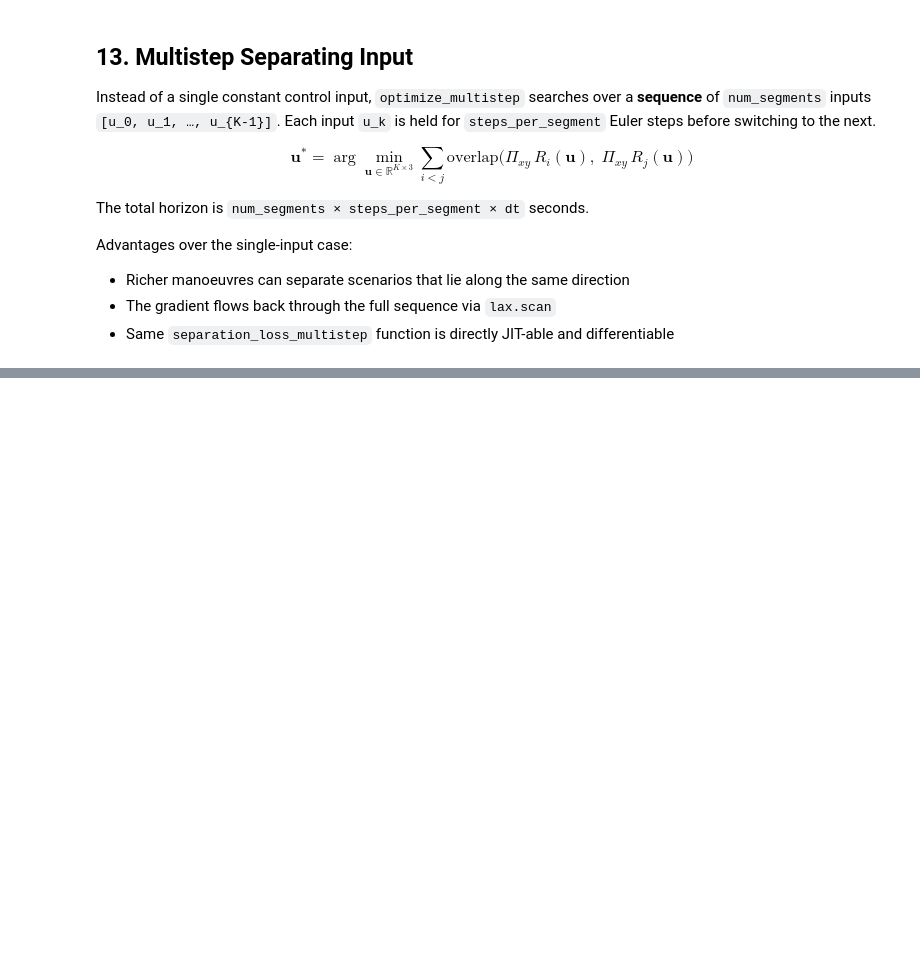
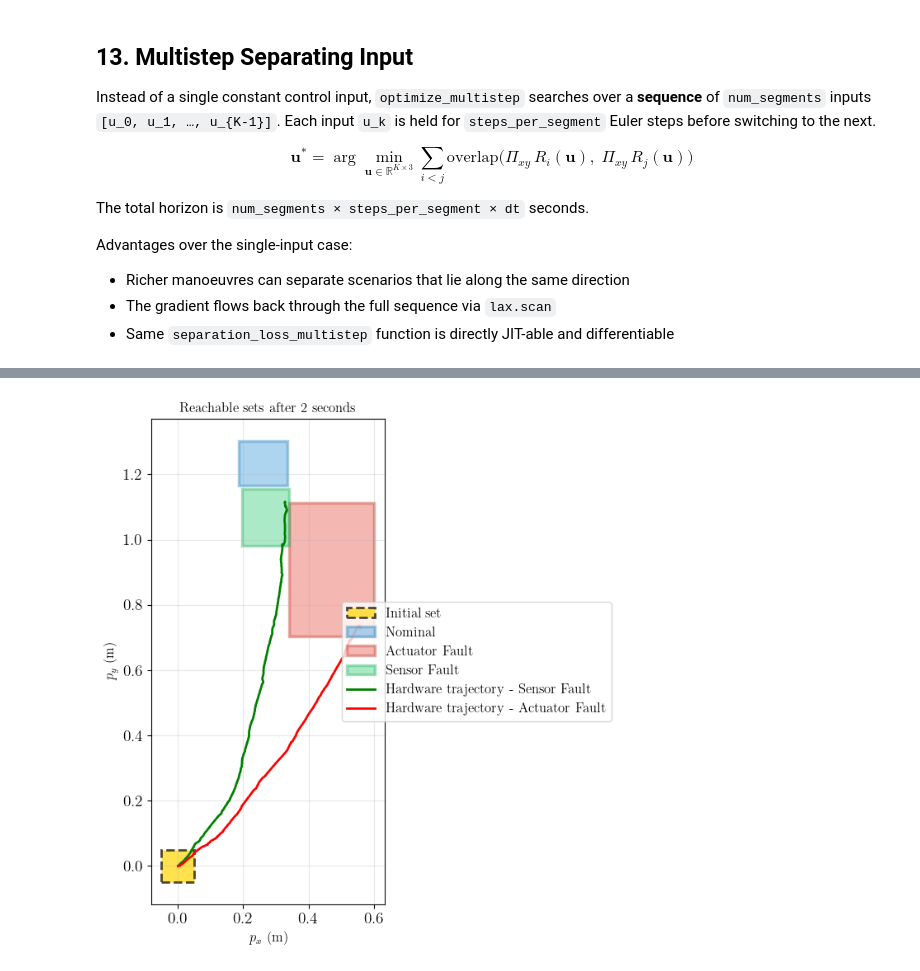
Before and after one commit to swershrimpy/nhholyap, a Jupyter notebook: examples/go2/go2_separating_input_immrax_demo_fixed.ipynb, the cells around one changed output, grey strips where cells are left out. Saved outputs shown, nothing was run; the diff lists cells and outputs as text; code cells hidden in the pictures; blank space fills up the shorter version.

```diff
--- a/examples/go2/go2_separating_input_immrax_demo_fixed.ipynb
+++ b/examples/go2/go2_separating_input_immrax_demo_fixed.ipynb
@@ -806 +818,58 @@ print("✓ Saved go2_separating_input_multistep.pdf")
 ✓ Saved go2_separating_input_multistep.pdf
+# %%
+plt.rcParams.update({
+    "font.size": 14,
+    "font.family": "serif",
+    "font.serif": ["cmr10"],
+    "mathtext.fontset": "cm",
+    "text.usetex": True,
+    "pdf.fonttype": 42, # embed fonts in PDF
+    "ps.fonttype": 42,
+})
+# %%
+# 13.2 Load a CSV trajectory and overlay on the multistep reachable sets
+csv_path_af = '/home/user/output_feedback/nhholyap/examples/go2/dataset/separating_controller_logs/odom_2026-02-27_20-21-08.csv'
+csv_path_sf = '/home/user/output_feedback/nhholyap/examples/go2/dataset/separating_controller_logs/odom_2026-02-27_12-55-02-nominal.csv'
+import pandas as pd
+traj_sf = pd.read_csv(csv_path_sf)
+traj_af = pd.read_csv(csv_path_af)
+
+fig, ax = plt.subplots(figsize=(8, 7))
+
+# draw initial set
+ax.add_patch(Rectangle(
+    (float(x0_ivl.lower[0]), float(x0_ivl.lower[1])),
+    float(x0_ivl.upper[0] - x0_ivl.lower[0]),
+    float(x0_ivl.upper[1] - x0_ivl.lower[1]),
+    linewidth=2, edgecolor='black', facecolor='gold',
+    alpha=0.7, linestyle='--', label='Initial set',
+))
+
+# draw reachable sets
+for i, (s, iv) in enumerate(zip(scenarios, stats_ms['position_intervals'])):
+    w = float(iv.upper[0] - iv.lower[0])
+    h = float(iv.upper[1] - iv.lower[1])
+    ax.add_patch(Rectangle(
+        (float(iv.lower[0]), float(iv.lower[1])), w, h,
+        linewidth=2.5, edgecolor=edge_colors[i], facecolor=colors[i],
+        alpha=0.40, label=f"{s.name}"#  [{w:.3f}×{h:.3f} m]",
+    ))
+
+# overlay trajectory from CSV
+ax.plot(traj_sf['x'], traj_sf['y'], '-', color='green', linewidth=2,
+        label='Hardware trajectory - Sensor Fault')
+ax.plot(traj_af['x'], traj_af['y'], '-', color='red', linewidth=2,
+        label='Hardware trajectory - Actuator Fault')
+ax.set_xlabel(r"""$p_x$ (m)""", fontsize=12)#, fontweight='bold')
+ax.set_ylabel(r"""$p_y$ (m)""", fontsize=12)#, fontweight='bold')
+ax.set_title('Reachable sets after 2 seconds', fontsize=12, fontweight='bold')
+plt.legend(loc='center right', fontsize=12, bbox_to_anchor=(2., .5))
+ax.grid(True, alpha=0.3)
+ax.autoscale_view()
+ax.set_aspect('equal')
+plt.tight_layout()
+plt.savefig('go2_separating_input_hardware.pdf', dpi=150, bbox_inches='tight')
+
+plt.show()
+# %% [output]
+[figure, added]
```
Also changed, not shown: parts of 13 cells of this notebook, 1 other file.
